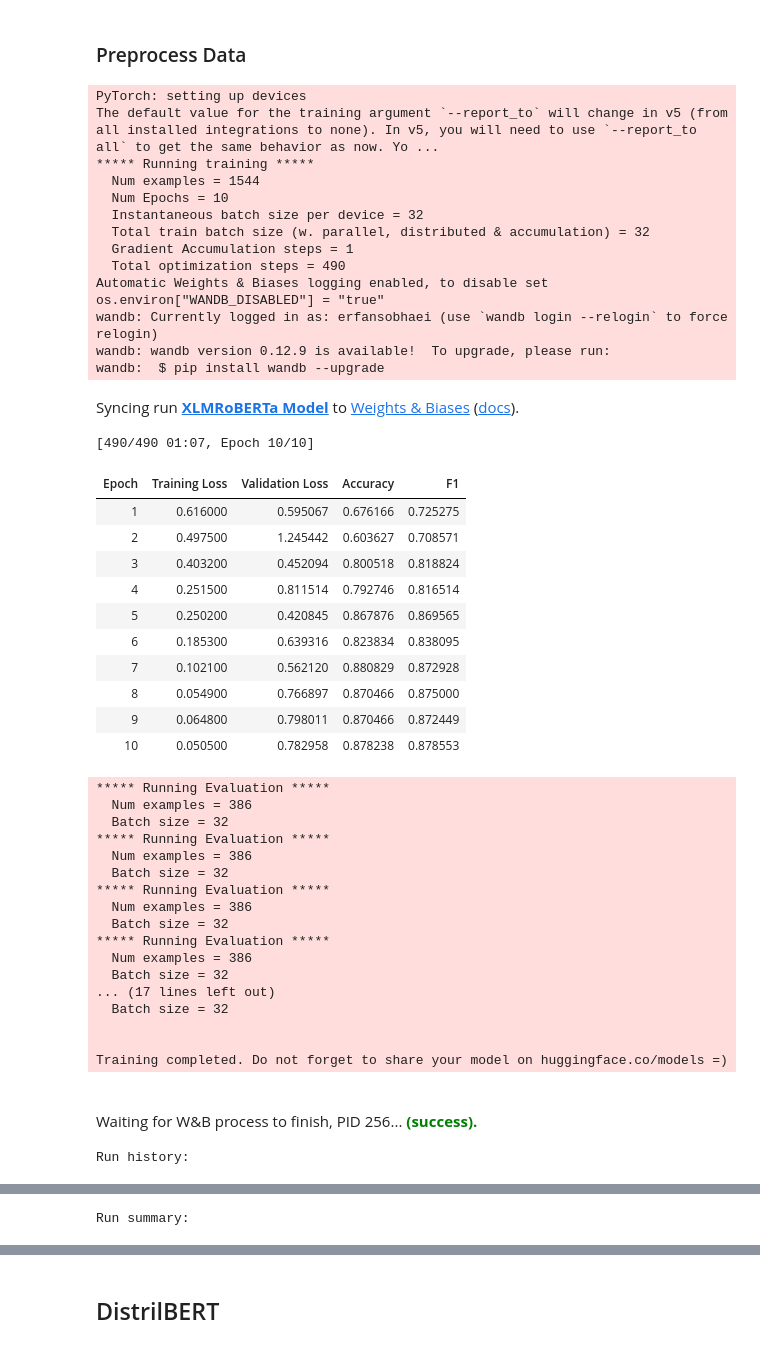
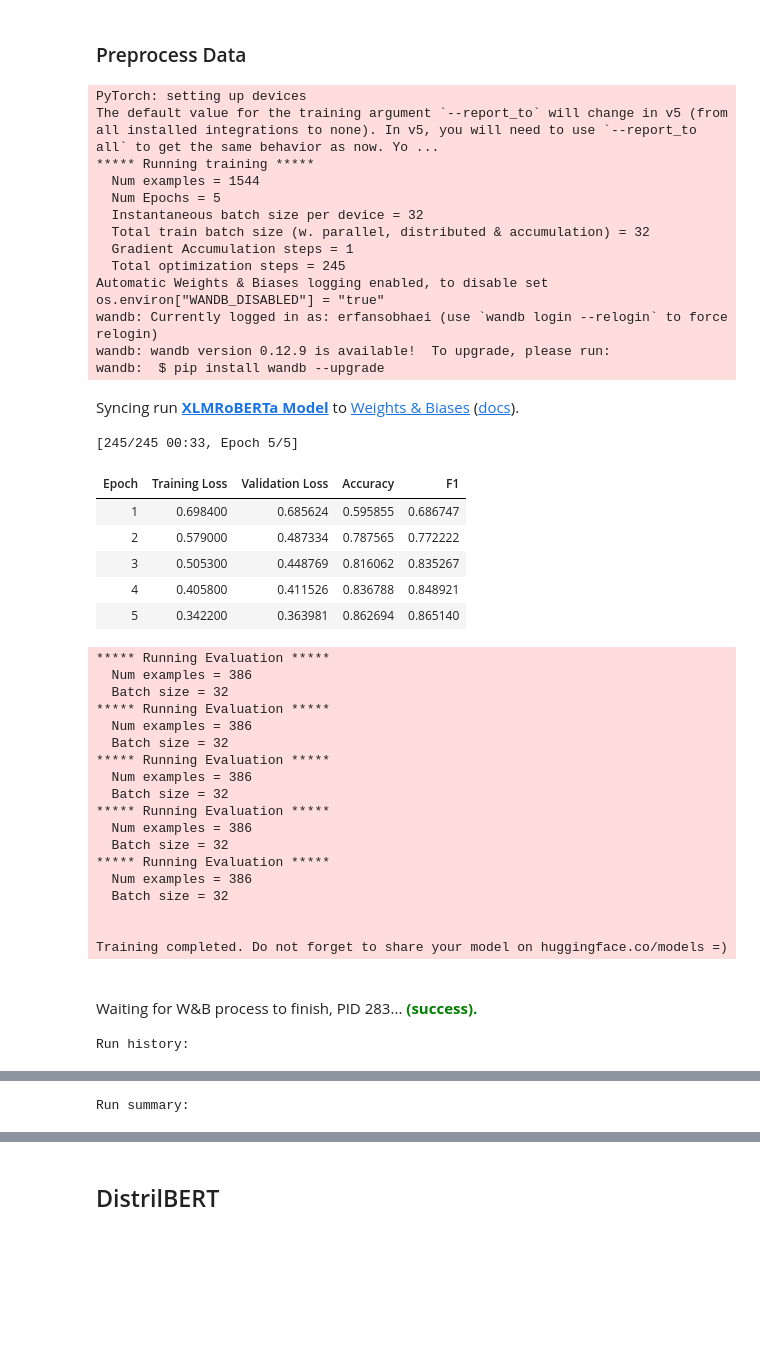
Before and after one commit to erfansobhaei/kaggleship, a Jupyter notebook: PersainPoemClassifier.ipynb, the cells around one changed output, grey strips where cells are left out. Cells and saved outputs as stored; diff of their text form; code cells hidden in the pictures; blank space fills up the shorter version.

```diff
--- a/PersainPoemClassifier.ipynb
+++ b/PersainPoemClassifier.ipynb
@@ -318,48 +292,43 @@ args = TrainingArguments(
     evaluation_strategy="epoch",
     per_device_train_batch_size=32,
     per_device_eval_batch_size=32,
-    num_train_epochs=10,
+    num_train_epochs=5,
     logging_steps =10,
     seed=0,
 )
 
 trainer = Trainer(
     model=model,
     args=args,
     train_dataset=train_dataset,
     eval_dataset=val_dataset,
     compute_metrics=compute_metrics,
 )
 
 trainer.train()
 wandb.finish()
 # %% [output]
 PyTorch: setting up devices
 The default value for the training argument `--report_to` will change in v5 (from all installed integrations to none). In v5, you will need to use `--report_to all` to get the same behavior as now. Yo ...
 ***** Running training *****
   Num examples = 1544
-  Num Epochs = 10
+  Num Epochs = 5
   Instantaneous batch size per device = 32
   Total train batch size (w. parallel, distributed & accumulation) = 32
   Gradient Accumulation steps = 1
-  Total optimization steps = 490
+  Total optimization steps = 245
 Automatic Weights & Biases logging enabled, to disable set os.environ["WANDB_DISABLED"] = "true"
 wandb: Currently logged in as: erfansobhaei (use `wandb login --relogin` to force relogin)
 wandb: wandb version 0.12.9 is available!  To upgrade, please run:
 wandb:  $ pip install wandb --upgrade
 Syncing run XLMRoBERTa Model to Weights & Biases (docs).
-[490/490 01:07, Epoch 10/10]
+[245/245 00:33, Epoch 5/5]
 | Epoch | Training Loss | Validation Loss | Accuracy | F1 |
-| 1 | 0.616000 | 0.595067 | 0.676166 | 0.725275 |
-| 2 | 0.497500 | 1.245442 | 0.603627 | 0.708571 |
-| 3 | 0.403200 | 0.452094 | 0.800518 | 0.818824 |
-| 4 | 0.251500 | 0.811514 | 0.792746 | 0.816514 |
-| 5 | 0.250200 | 0.420845 | 0.867876 | 0.869565 |
-| 6 | 0.185300 | 0.639316 | 0.823834 | 0.838095 |
-| 7 | 0.102100 | 0.562120 | 0.880829 | 0.872928 |
-| 8 | 0.054900 | 0.766897 | 0.870466 | 0.875000 |
-| 9 | 0.064800 | 0.798011 | 0.870466 | 0.872449 |
-| 10 | 0.050500 | 0.782958 | 0.878238 | 0.878553 |
+| 1 | 0.698400 | 0.685624 | 0.595855 | 0.686747 |
+| 2 | 0.579000 | 0.487334 | 0.787565 | 0.772222 |
+| 3 | 0.505300 | 0.448769 | 0.816062 | 0.835267 |
+| 4 | 0.405800 | 0.411526 | 0.836788 | 0.848921 |
+| 5 | 0.342200 | 0.363981 | 0.862694 | 0.865140 |
 ***** Running Evaluation *****
   Num examples = 386
   Batch size = 32
@@ -372,10 +341,11 @@ Syncing run XLMRoBERTa Model to Weights & Biases (docs).
 ***** Running Evaluation *****
   Num examples = 386
   Batch size = 32
-... (17 lines left out)
+***** Running Evaluation *****
+  Num examples = 386
   Batch size = 32
 
 
 Training completed. Do not forget to share your model on huggingface.co/models =)
-Waiting for W&B process to finish, PID 256... (success).
+Waiting for W&B process to finish, PID 283... (success).
 Run history:
```
Also changed, not shown: parts of 27 cells of this notebook.
